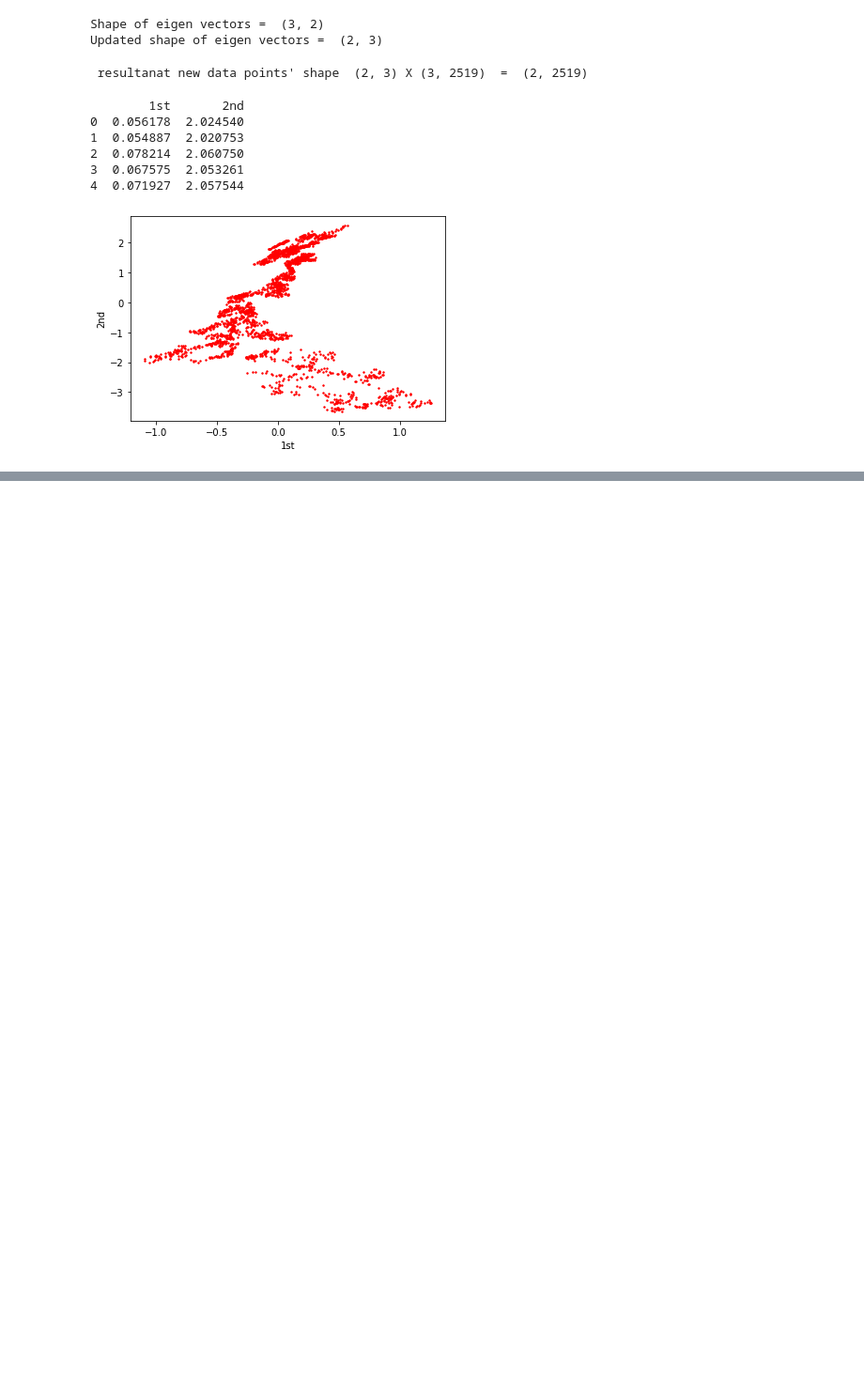
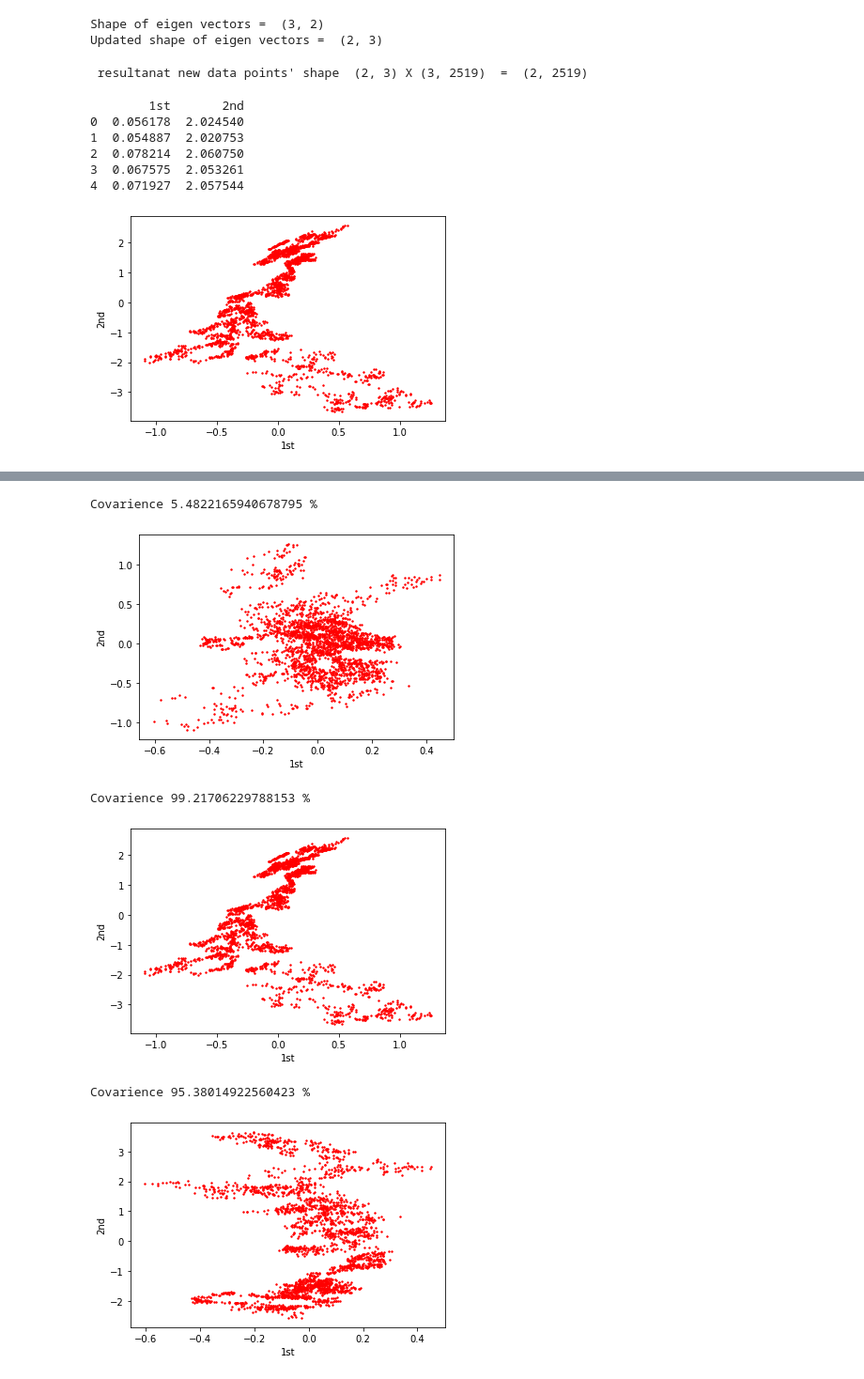
Before and after one commit to s-k-sharma/CS208, a Jupyter notebook: PCA.ipynb, the cells around one changed output, grey strips where cells are left out. Shown at 94% size. Drawn from its saved outputs; the diff is of its cells as text; code cells hidden in the pictures; blank space fills up the shorter version.

```diff
--- a/PCA.ipynb
+++ b/PCA.ipynb
@@ -100,0 +107,7 @@ plt.show()
+# %%
+from scipy.linalg import eigh
+values, vectors = eigh(corr)
+print("Shape of eigen vectors = ",vectors.shape)
+print("Updated shape of eigen vectors = ",vectors.shape)
+print(values,"\n",vectors)
+sum_eign=sum(values)
@@ -100,0 +133,12 @@ plt.show()
+# %%
+# projecting the original data sample on the plane
+#formed by two principal eigen vectors by vector-vector multiplication.
+
+import matplotlib.pyplot as plt
+new_coordinates1 = np.matmul(vectors1, sample_data.T)
+new_coordinates2 = np.matmul(vectors2, sample_data.T)
+new_coordinates3 = np.matmul(vectors3, sample_data.T)
+
+print (" resultanat new data points' shape 1", vectors1.shape, "X", sample_data.T.shape," = ", new_coordinates1.shape)
+print (" resultanat new data points' shape 2", vectors2.shape, "X", sample_data.T.shape," = ", new_coordinates2.shape)
+print (" resultanat new data points' shape 3", vectors3.shape, "X", sample_data.T.shape," = ", new_coordinates3.shape)
@@ -100,0 +149,12 @@ plt.show()
+# %%
+import pandas as pd
+new_coordinates1 = np.vstack(new_coordinates1).T
+# creating a new data frame for ploting
+dataframe1 = pd.DataFrame(data=new_coordinates1,columns=("1st", "2nd"))
+print(dataframe1.head())
+new_coordinates2 = np.vstack(new_coordinates2).T
+dataframe2 = pd.DataFrame(data=new_coordinates2,columns=("1st", "2nd"))
+print(dataframe2.head())
+new_coordinates3 = np.vstack(new_coordinates3).T
+dataframe3 = pd.DataFrame(data=new_coordinates3,columns=("1st", "2nd"))
+print(dataframe3.head())
@@ -100,0 +180,18 @@ plt.show()
+# %%
+import matplotlib.pyplot as plt
+ax1 = dataframe1.plot.scatter(x='1st',y='2nd',s=2,c='red')
+print("Covarience",(sum(values1)/sum_eign)*100,"%")
+plt.show()
+ax1 = dataframe2.plot.scatter(x='1st',y='2nd',s=2,c='red')
+print("Covarience",(sum(values2)/sum_eign)*100,"%")
+plt.show()
+ax1 = dataframe3.plot.scatter(x='1st',y='2nd',s=2,c='red')
+print("Covarience",(sum(values3)/sum_eign)*100,"%")
+plt.show()
+# %% [output]
+Covarience 5.4822165940678795 %
+[figure, added]
+Covarience 99.21706229788153 %
+[figure, added]
+Covarience 95.38014922560423 %
+[figure, added]
```
Also changed, not shown: parts of 9 cells of this notebook.
